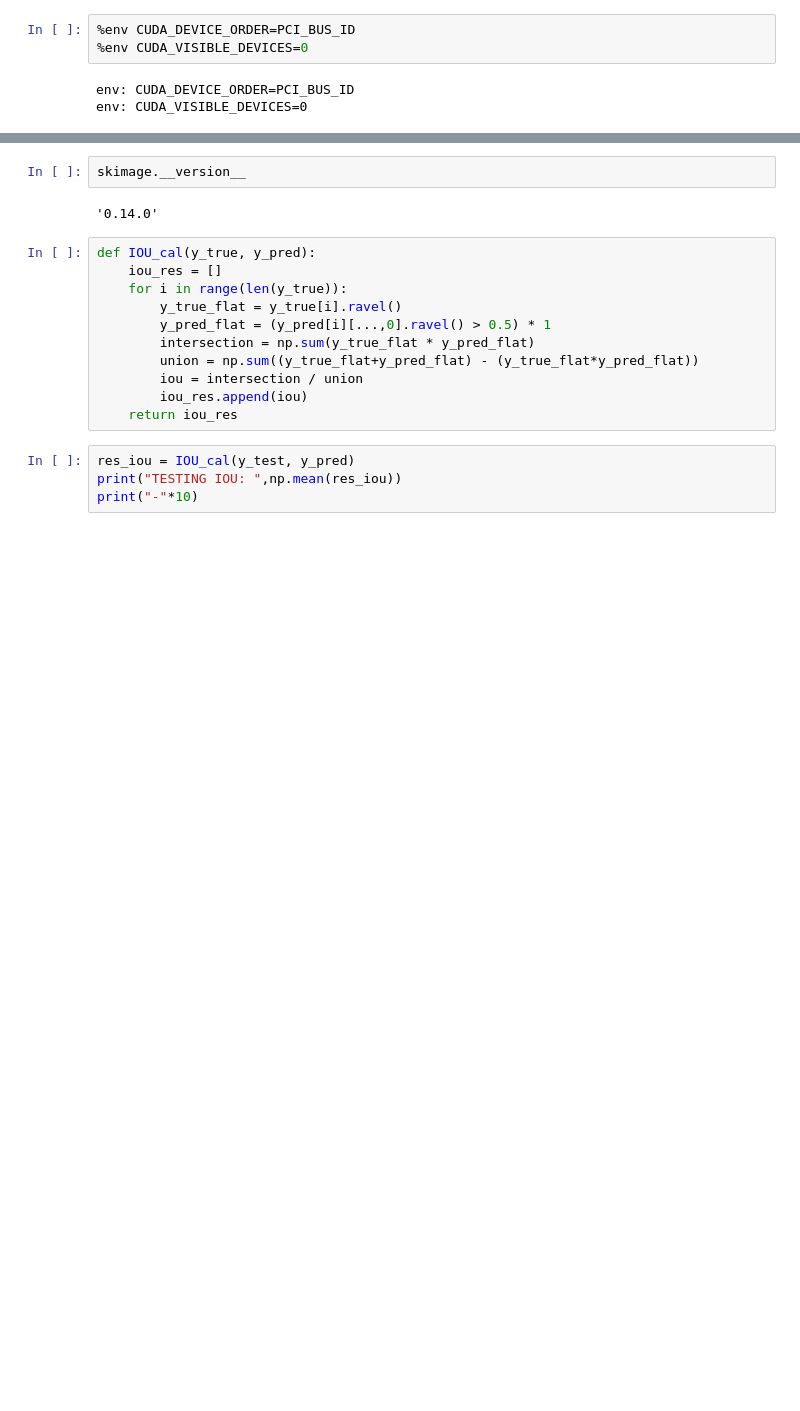
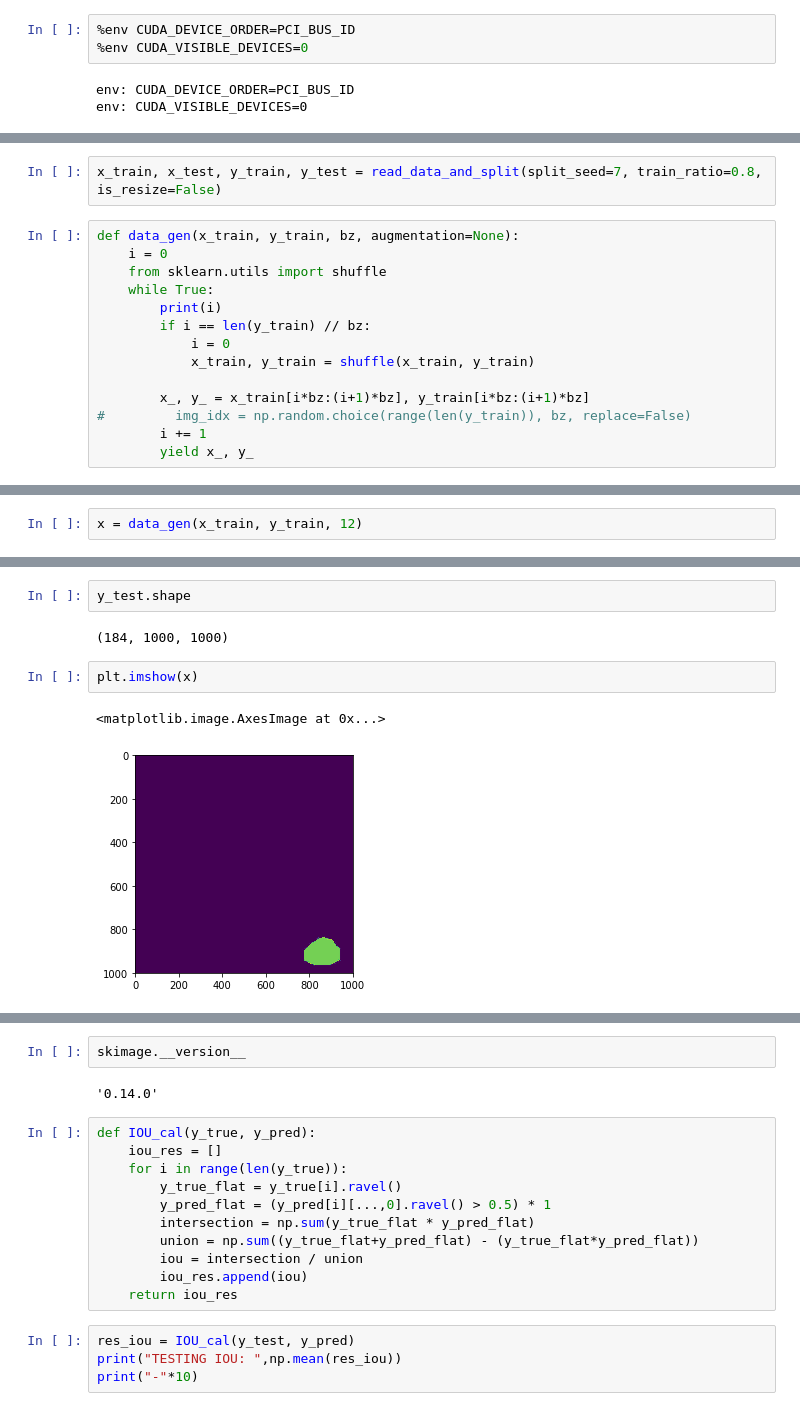
Before and after one commit to jimmy15923/DeeplabV3_for_kidney_segmentation, a Jupyter notebook: Untitled.ipynb, the cells around one changed output, grey strips where cells are left out. Cells and saved outputs as stored; diff of their text form; blank space fills up the shorter version.

```diff
--- a/Untitled.ipynb
+++ b/Untitled.ipynb
@@ -262,0 +267,16 @@ Elapse time: 125.30961060523987
+# %%
+x_train, x_test, y_train, y_test = read_data_and_split(split_seed=7, train_ratio=0.8, is_resize=False)
+# %%
+def data_gen(x_train, y_train, bz, augmentation=None):
+    i = 0
+    from sklearn.utils import shuffle
+    while True:
+        print(i)
+        if i == len(y_train) // bz:
+            i = 0
+            x_train, y_train = shuffle(x_train, y_train)
+
+        x_, y_ = x_train[i*bz:(i+1)*bz], y_train[i*bz:(i+1)*bz]
+#         img_idx = np.random.choice(range(len(y_train)), bz, replace=False)
+        i += 1
+        yield x_, y_
@@ -262,0 +297,2 @@ Elapse time: 125.30961060523987
+# %%
+x = data_gen(x_train, y_train, 12)
@@ -262,0 +321,9 @@ Elapse time: 125.30961060523987
+# %%
+y_test.shape
+# %% [output]
+(184, 1000, 1000)
+# %%
+plt.imshow(x)
+# %% [output]
+<matplotlib.image.AxesImage at 0x...>
+[figure, added]
```
Also changed, not shown: parts of 9 cells of this notebook, 2 other files.
